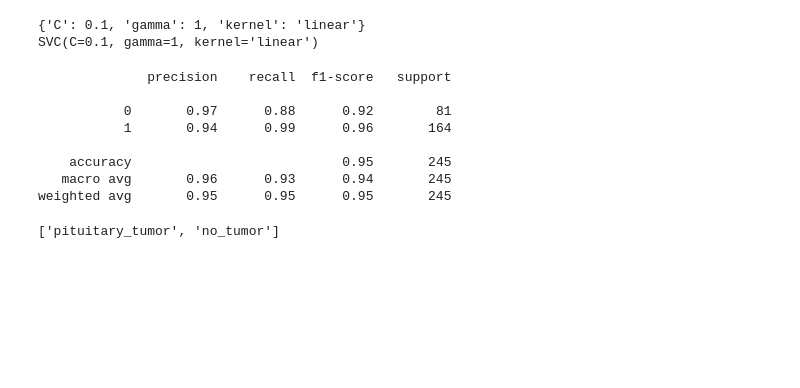
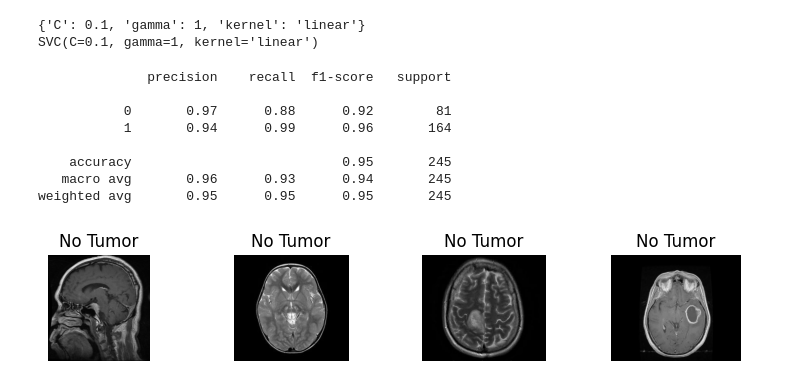
Before and after one commit to swastikbanerjee/ML_Lab, a Jupyter notebook: 2348566_Lab9.ipynb, the cells around one changed output. Saved outputs shown, nothing was run; the diff lists cells and outputs as text; code cells hidden in the pictures; blank space fills up the shorter version.

```diff
--- a/2348566_Lab9.ipynb
+++ b/2348566_Lab9.ipynb
@@ -150,25 +148,26 @@ dec = {0:'No Tumor', 1:'Positive Tumor'}
 # %%
+dec = {0:'No Tumor', 1:'Positive Tumor'}
 pt.figure(figsize=(12,8))
 c=1
 cc = 0
 path='/content/drive/MyDrive/Testing'
-print(path)
+# print(path)
 for i in os.listdir(path):
   cc+=1
-  str = i + 'image(' + str(cc) +').jpg'
-  img=cv2.imread(os.path.join(path,i,str),0)
-  print(img)
+  stw = 'image(' + str(cc) +').jpg'
+  pat = os.path.join(path,i,stw)
+  # print(pat)
+  img=cv2.imread(pat,0)
+  # print(img)
   if img is not None:
     p=sv.predict(cv2.resize(img,(200,200)).reshape(1,-1)/255)
     pt.subplot(5,5,c)
     pt.title(dec.get(p[0],'UnKnown'))
     pt.imshow(img,cmap='gray')
     pt.axis('off')
     c+=1;
   else:
     print(f"Failed to Load Image:{i}")
-    pt.show()
+pt.show();
+# %% [output]
+[figure, added]
-# %%
-os.listdir(path)[:2]
-# %% [output]
-['pituitary_tumor', 'no_tumor']
```
Also changed, not shown: parts of 1 cell of this notebook.
